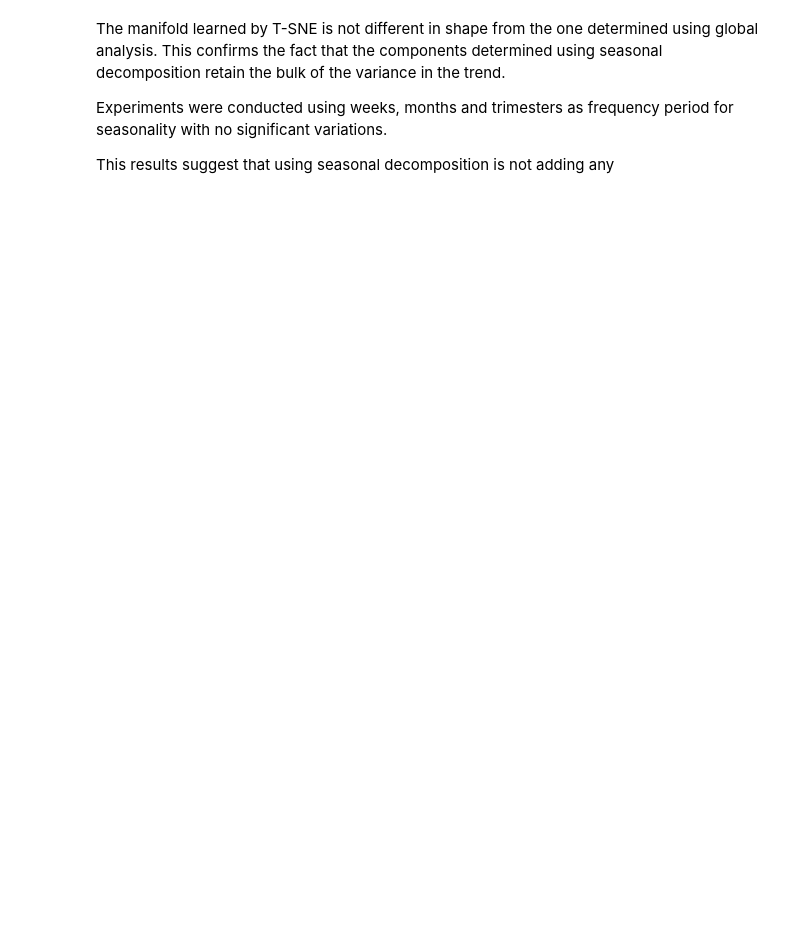
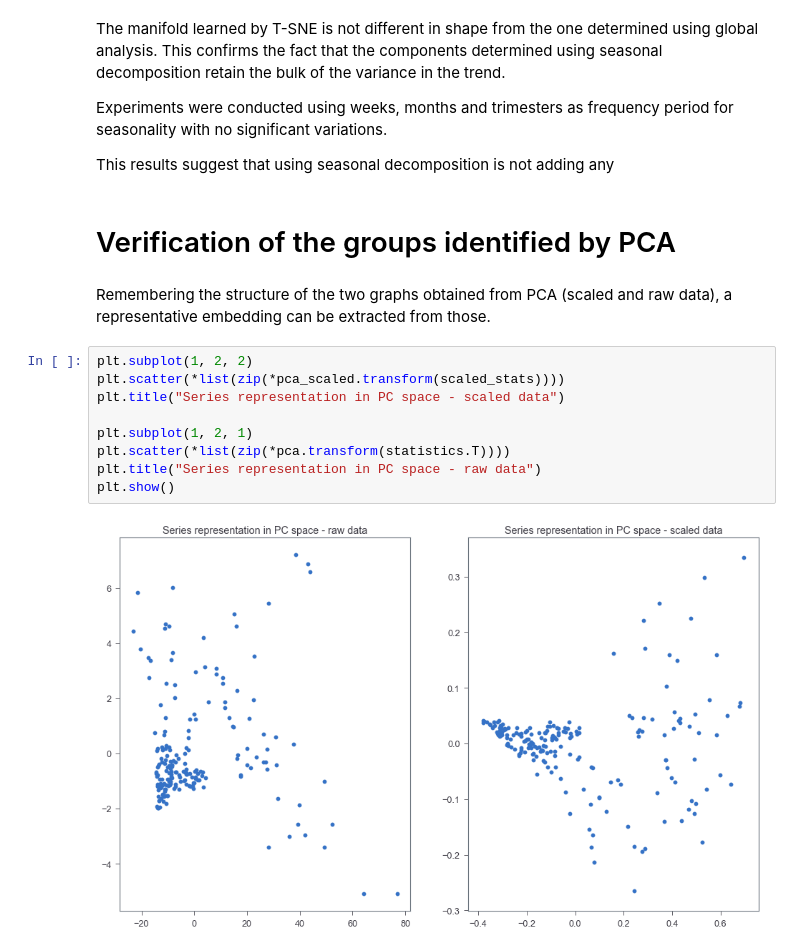
Before and after one commit to iz4vve/dseclub-clustering, a Jupyter notebook: notebooks/1. Exploratory analysis.ipynb, the cells around one changed output. Drawn from its saved outputs; the diff is of its cells as text; blank space fills up the shorter version.

```diff
--- a/notebooks/1. Exploratory analysis.ipynb
+++ b/notebooks/1. Exploratory analysis.ipynb
@@ -423,3 +423,18 @@ The manifold learned by T-SNE is not different in shape from the one determined
 Experiments were conducted using weeks, months and trimesters as frequency period for seasonality with no significant variations.
 
 This results suggest that using seasonal decomposition is not adding any
+# %% [markdown]
+# Verification of the groups identified by PCA
+# %% [markdown]
+Remembering the structure of the two graphs obtained from PCA (scaled and raw data), a representative embedding can be extracted from those.
+# %%
+plt.subplot(1, 2, 2)
+plt.scatter(*list(zip(*pca_scaled.transform(scaled_stats))))
+plt.title("Series representation in PC space - scaled data")
+
+plt.subplot(1, 2, 1)
+plt.scatter(*list(zip(*pca.transform(statistics.T))))
+plt.title("Series representation in PC space - raw data")
+plt.show()
+# %% [output]
+[figure, added]
```
Also changed, not shown: parts of 21 cells of this notebook, 1 other file.
